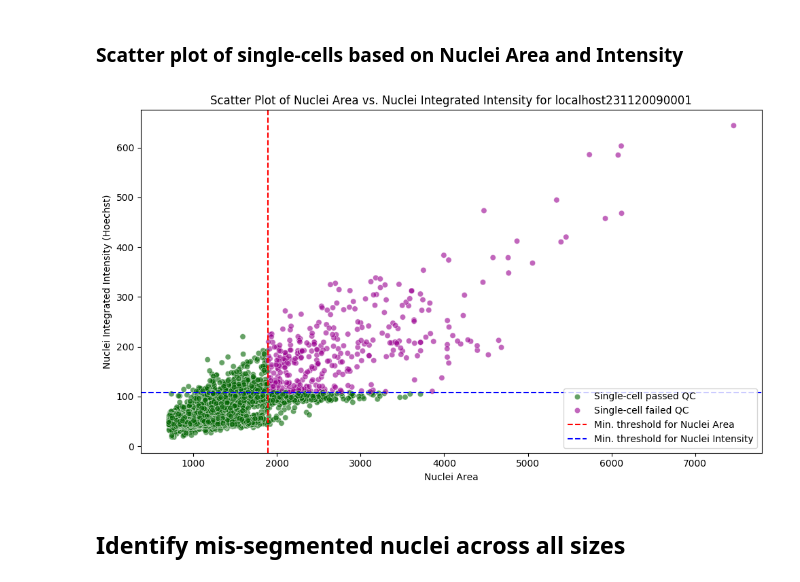
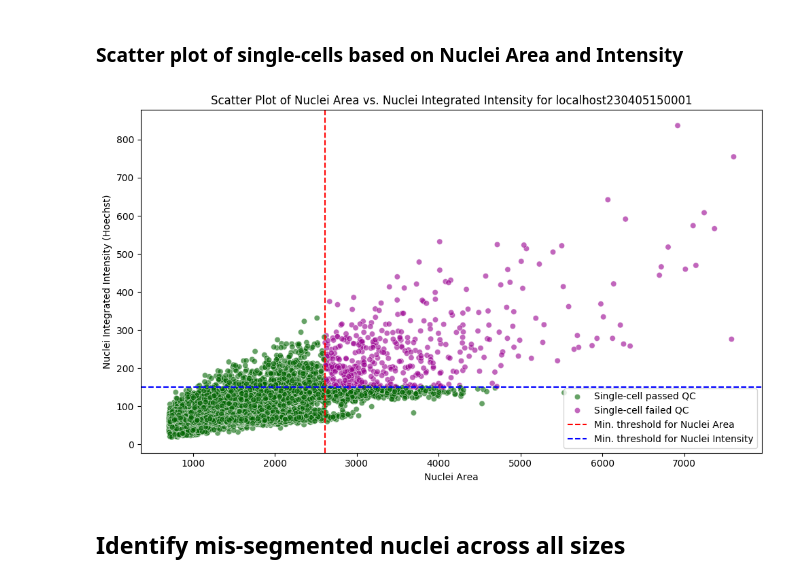
Before and after one commit to WayScience/cellpainting_predicts_cardiac_fibrosis, a Jupyter notebook: 3.process_cfret_features/1.sc_quality_control.ipynb, the cells around one changed output. Saved outputs shown, nothing was run; the diff lists cells and outputs as text; code cells hidden in the pictures.

Commit message:
rerun Plate 3 with QC

```diff
--- a/3.process_cfret_features/1.sc_quality_control.ipynb
+++ b/3.process_cfret_features/1.sc_quality_control.ipynb
@@ -39,6 +36,9 @@ from scipy.stats import zscore
 # %% [markdown]
 ## Set paths and variables
 # %%
+# Set outlier threshold to use for all metrics (# of std deviations away from the mean)
+outlier_threshold = 2
+
 # Directory with data
 data_dir = pathlib.Path("./data/converted_profiles/")
 
@@ -50,15 +50,16 @@ cleaned_dir.mkdir(exist_ok=True)
 qc_fig_dir = pathlib.Path("./qc_figures")
 qc_fig_dir.mkdir(exist_ok=True)
 
-# Load in plate 4 annotated data
-plate_4_df = pd.read_parquet(f"{data_dir}/localhost231120090001_converted.parquet")
+# Set plate as variable to load in
+plate = "localhost230405150001" # plate 3
 
-# Focus on Plate 4
-plate = "localhost231120090001"
+# Load in converted plate data
+plate_df = pd.read_parquet(f"{data_dir}/{plate}_converted.parquet")
 
-# Add plate value to plate_4 which is absent due to error
-plate_4_df['Image_Metadata_Plate'] = 'localhost231120090001'
+# Add plate values if plate_4 is loaded in as it is absent due to error
+if plate == 'localhost231120090001':
+    plate_df['Image_Metadata_Plate'] = 'localhost231120090001'
 
-print(plate_4_df.shape)
-plate_4_df.head()
+print(plate_df.shape)
+plate_df.head()
 # %% [output]
@@ -76,18 +77,15 @@ plate_4_df.head()
 ### Perform z-scoring to identify nuclei outliers
 # %%
 # Determine z-score using only Nuclei Area and Nuclei Intensity from Nuclei channel
-plate_4_df["Z_Score_Area"] = zscore(plate_4_df["Nuclei_AreaShape_Area"])
-plate_4_df["Z_Score_Intensity"] = zscore(
-    plate_4_df["Nuclei_Intensity_IntegratedIntensity_Hoechst"]
+plate_df["Z_Score_Area"] = zscore(plate_df["Nuclei_AreaShape_Area"])
+plate_df["Z_Score_Intensity"] = zscore(
+    plate_df["Nuclei_Intensity_IntegratedIntensity_Hoechst"]
 )
 
-# Set a threshold for considering outliers (number of standard deviations away from the mean)
-outlier_threshold = 2
-
 # Filter DataFrame for outliers
-nuclei_outliers_df = plate_4_df[
-    (plate_4_df["Z_Score_Area"].abs() > outlier_threshold)
-    & (plate_4_df["Z_Score_Intensity"].abs() > outlier_threshold)
+nuclei_outliers_df = plate_df[
+    (plate_df["Z_Score_Area"].abs() > outlier_threshold)
+    & (plate_df["Z_Score_Intensity"].abs() > outlier_threshold)
 ]
 
 # Print outliers to assess how it detected outliers
@@ -125,15 +123,15 @@ Intensity Max: 644.2570542618632
 ### Scatter plot of single-cells based on Nuclei Area and Intensity
 # %%
 # Set the default value to 'inlier'
-plate_4_df['Outlier_Status'] = 'Single-cell passed QC'
+plate_df['Outlier_Status'] = 'Single-cell passed QC'
 
 # Update the 'Outlier_Status' column based on the outliers DataFrame using index
-plate_4_df.loc[plate_4_df.index.isin(nuclei_outliers_df.index), 'Outlier_Status'] = 'Single-cell failed QC'
+plate_df.loc[plate_df.index.isin(nuclei_outliers_df.index), 'Outlier_Status'] = 'Single-cell failed QC'
 
 # Create scatter plot
 plt.figure(figsize=(10, 6))
 plot = sns.scatterplot(
-    data=plate_4_df,
+    data=plate_df,
     x="Nuclei_AreaShape_Area",
     y="Nuclei_Intensity_IntegratedIntensity_Hoechst",
     hue="Outlier_Status",
@@ -141,34 +139,34 @@ plot = sns.scatterplot(
     alpha=0.6
 )
 
 # Add threshold lines
 plt.axvline(
     x=nuclei_outliers_df['Nuclei_AreaShape_Area'].min(),
     color="r",
     linestyle="--",
     label='Min. threshold for Nuclei Area'
 )
 plt.axhline(
     y=nuclei_outliers_df['Nuclei_Intensity_IntegratedIntensity_Hoechst'].min(),
     color="b",
     linestyle="--",
     label='Min. threshold for Nuclei Intensity'
 )
 
 plt.title(f"Scatter Plot of Nuclei Area vs. Nuclei Integrated Intensity for {plate}")
 plt.xlabel("Nuclei Area")
 plt.ylabel("Nuclei Integrated Intensity (Hoechst)")
 plt.tight_layout()
 
 # Show the legend
 plt.legend(loc='lower right', bbox_to_anchor=(1.0, 0), prop={'size': 10})
 
 # Save figure
 plt.savefig(pathlib.Path(f"{qc_fig_dir}/{plate}_nuclei_outliers.png"), dpi=500)
 
 plt.show()
 # %% [output]
-[figure, old version]
+[figure, new version]
 # %% [markdown]
 ## Identify mis-segmented nuclei across all sizes
 # %%
```
Also changed, not shown: parts of 8 cells of this notebook, 17 other files.
